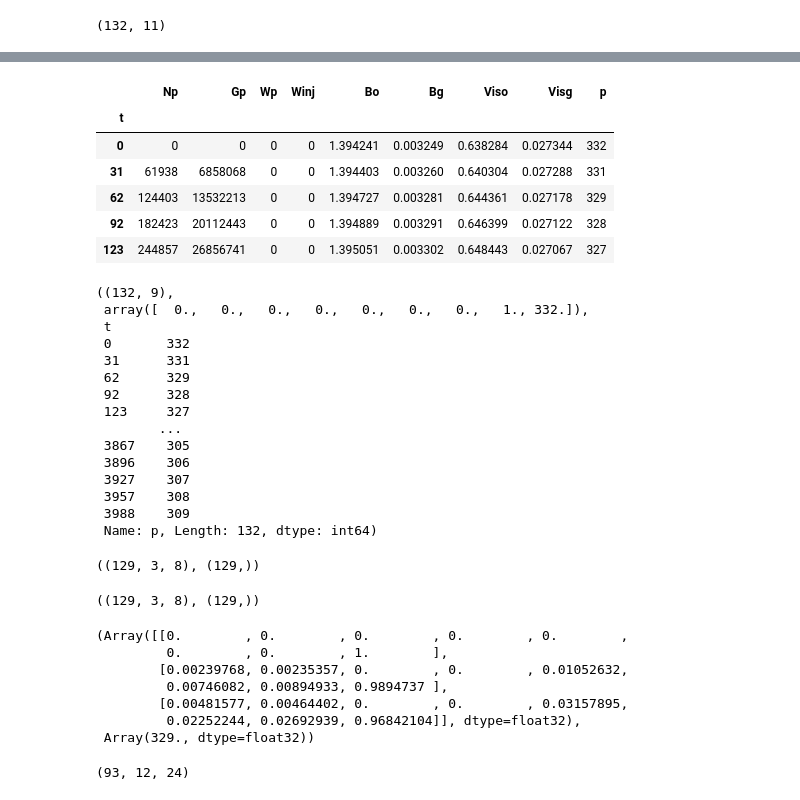
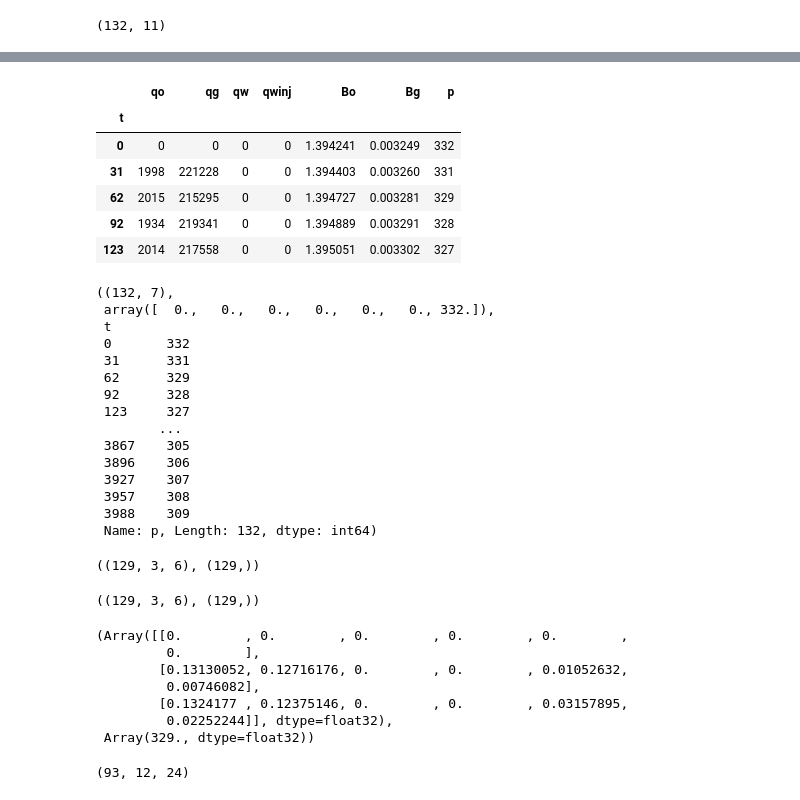
Before and after one commit to marcelogarret/projeto_mestrado, a Jupyter notebook: GRU_garret_JAX_PINN.ipynb, the cells around one changed output, grey strips where cells are left out. Cells and saved outputs as stored; diff of their text form; code cells hidden in the pictures.

```diff
--- a/GRU_garret_JAX_PINN.ipynb
+++ b/GRU_garret_JAX_PINN.ipynb
@@ -50,3 +50,7 @@ df.head()
 df.shape
 # %% [output]
 (132, 11)
+# %%
+## Importação do histórico - UNISIM - vazões
+df2 = pd.read_excel('/content/drive/MyDrive/UNISIM/dataset_unisim_rate.xlsx')
+df2.head()
@@ -53,17 +64,19 @@ df.shape
 # %%
-df.index = df['t']
-df2 = df.copy()
+df2.index = df2['t']
+# df2.drop(df.columns[:5], axis=1, inplace=True)
 df2.drop('t', axis=1, inplace=True)
 df2.drop('Rs', axis=1, inplace=True)
+df2.drop('Viso', axis=1, inplace=True)
+df2.drop('Visg', axis=1, inplace=True)
 df2.head()
 # %% [output]
-|  | Np | Gp | Wp | Winj | Bo | Bg | Viso | Visg | p |
-| t |  |  |  |  |  |  |  |  |  |
-| 0 | 0 | 0 | 0 | 0 | 1.394241 | 0.003249 | 0.638284 | 0.027344 | 332 |
-| 31 | 61938 | 6858068 | 0 | 0 | 1.394403 | 0.003260 | 0.640304 | 0.027288 | 331 |
-| 62 | 124403 | 13532213 | 0 | 0 | 1.394727 | 0.003281 | 0.644361 | 0.027178 | 329 |
-| 92 | 182423 | 20112443 | 0 | 0 | 1.394889 | 0.003291 | 0.646399 | 0.027122 | 328 |
-| 123 | 244857 | 26856741 | 0 | 0 | 1.395051 | 0.003302 | 0.648443 | 0.027067 | 327 |
+|  | qo | qg | qw | qwinj | Bo | Bg | p |
+| t |  |  |  |  |  |  |  |
+| 0 | 0 | 0 | 0 | 0 | 1.394241 | 0.003249 | 332 |
+| 31 | 1998 | 221228 | 0 | 0 | 1.394403 | 0.003260 | 331 |
+| 62 | 2015 | 215295 | 0 | 0 | 1.394727 | 0.003281 | 329 |
+| 92 | 1934 | 219341 | 0 | 0 | 1.394889 | 0.003291 | 328 |
+| 123 | 2014 | 217558 | 0 | 0 | 1.395051 | 0.003302 | 327 |
 # %%
 from sklearn.preprocessing import MinMaxScaler, StandardScaler
 
@@ -83,8 +96,8 @@ scaled_data = np.concatenate([scaled_features, labels.values.reshape(-1, 1)], ax
 
 scaled_data.shape, scaled_data[0], labels
 # %% [output]
-((132, 9),
- array([  0.,   0.,   0.,   0.,   0.,   0.,   0.,   1., 332.]),
+((132, 7),
+ array([  0.,   0.,   0.,   0.,   0.,   0., 332.]),
  t
  0       332
  31      331
@@ -121,7 +134,7 @@ for window_size in range(1, 7):
 # Exemplo de acesso aos dados para window_size = 3
 datasets[3]['X'].shape, datasets[3]['y'].shape
 # %% [output]
-((129, 3, 8), (129,))
+((129, 3, 6), (129,))
 # %%
 window_size = 3
 
@@ -129,16 +142,16 @@ X = datasets[window_size]['X']
 y = datasets[window_size]['y']
 X.shape, y.shape
 # %% [output]
-((129, 3, 8), (129,))
+((129, 3, 6), (129,))
 # %%
 X[0], y[0]
 # %% [output]
 (Array([[0.        , 0.        , 0.        , 0.        , 0.        ,
-         0.        , 0.        , 1.        ],
-        [0.00239768, 0.00235357, 0.        , 0.        , 0.01052632,
-         0.00746082, 0.00894933, 0.9894737 ],
-        [0.00481577, 0.00464402, 0.        , 0.        , 0.03157895,
-         0.02252244, 0.02692939, 0.96842104]], dtype=float32),
+         0.        ],
+        [0.13130052, 0.12716176, 0.        , 0.        , 0.01052632,
+         0.00746082],
+        [0.1324177 , 0.12375146, 0.        , 0.        , 0.03157895,
+         0.02252244]], dtype=float32),
  Array(329., dtype=float32))
 # %%
 test_size = 24
```
Also changed, not shown: parts of 23 cells of this notebook.
